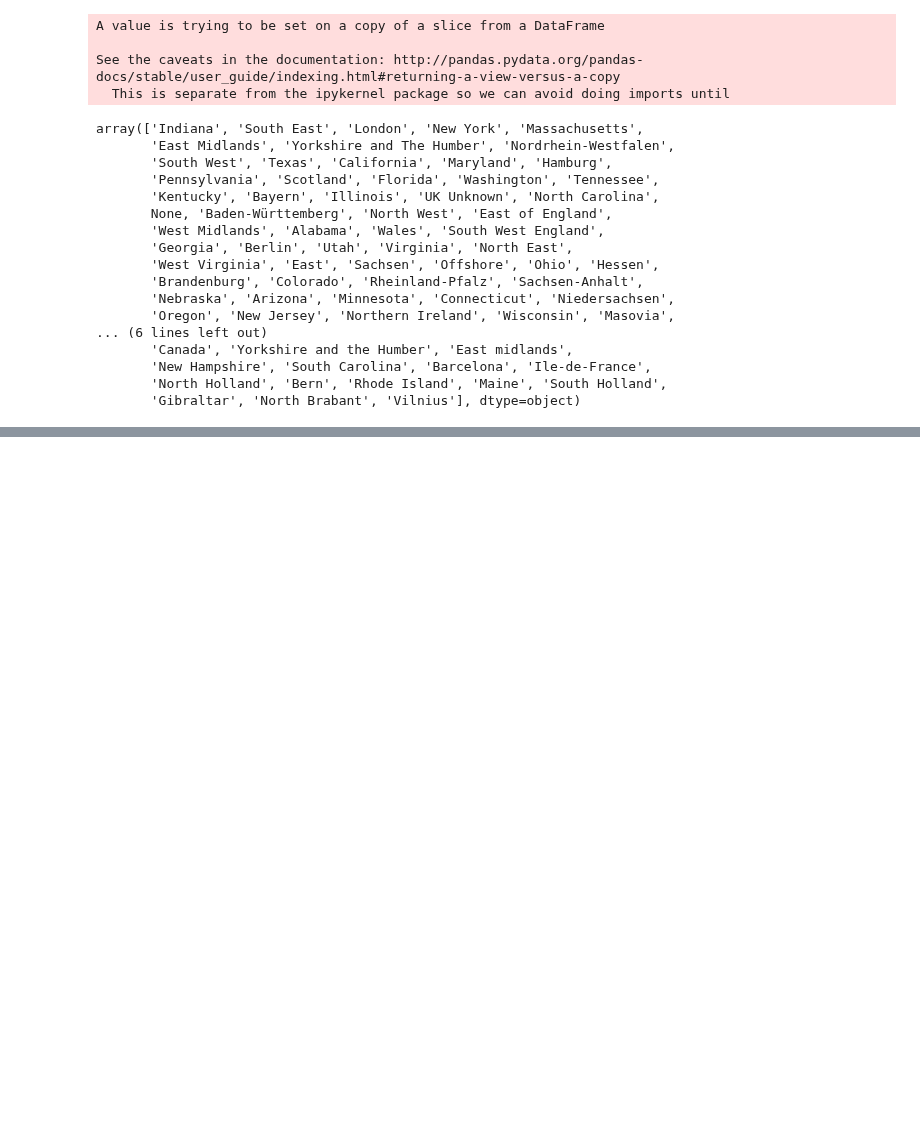
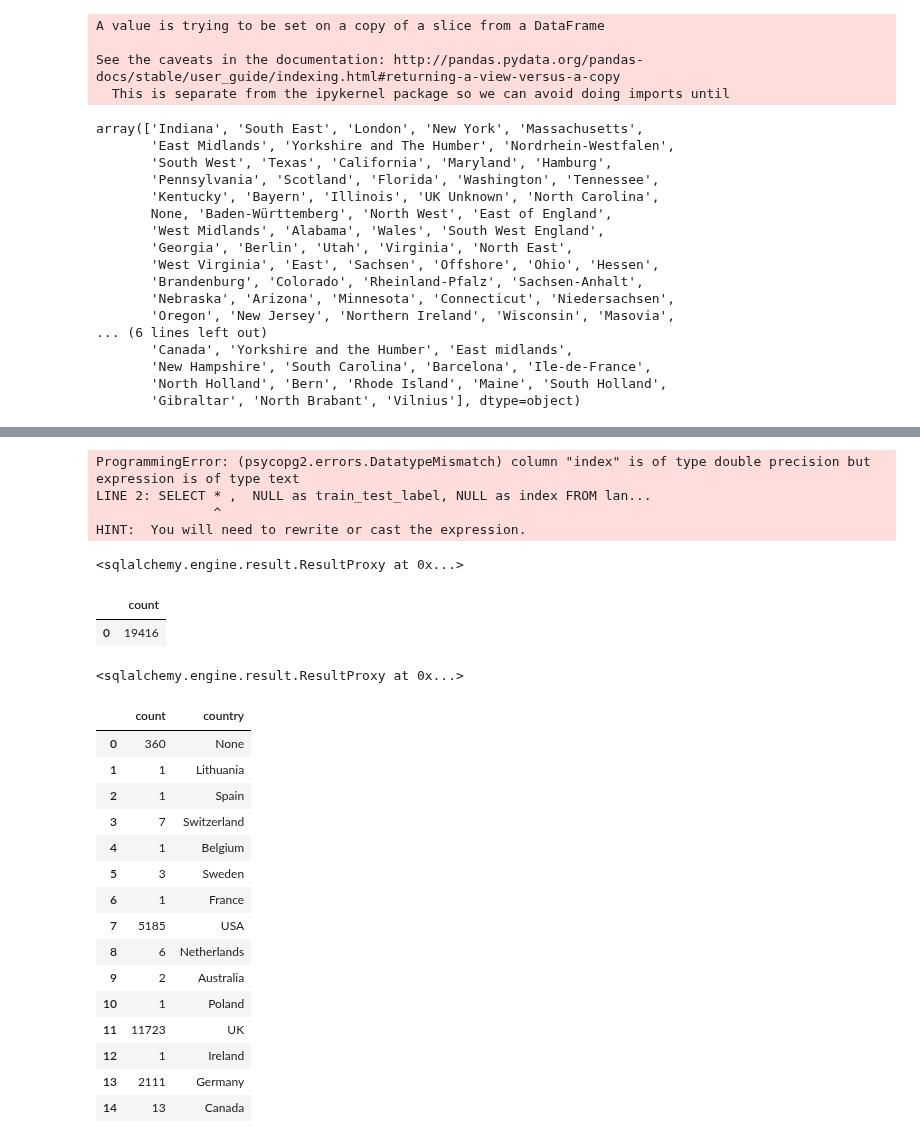
Before and after one commit to jamobe/DataScienceJobs, a Jupyter notebook: SQL/DatabaseAdditionsWorkflow.ipynb, the cells around one changed output, grey strips where cells are left out. Saved outputs shown, nothing was run; the diff lists cells and outputs as text; code cells hidden in the pictures; blank space fills up the shorter version.

```diff
--- a/SQL/DatabaseAdditionsWorkflow.ipynb
+++ b/SQL/DatabaseAdditionsWorkflow.ipynb
@@ -259,0 +257,43 @@ NameError: name '_execute_insert' is not defined
+# %%
+engine.execute(''' INSERT INTO all_data
+SELECT * ,  NULL as train_test_label, NULL as index FROM landing ''')
+# %% [output]
+ProgrammingError: (psycopg2.errors.DatatypeMismatch) column "index" is of type double precision but expression is of type text
+LINE 2: SELECT * ,  NULL as train_test_label, NULL as index FROM lan...
+               ^
+HINT:  You will need to rewrite or cast the expression.
+# %%
+engine.execute('''
+    INSERT INTO all_data (job_title, ref_code, company,description, salary,salary_low,salary_high,currency,salary_average,salary_low_euros,salary_high_euros,salary_average_euros,salary_type,location,jobtype,posted_date,extraction_date,country,region,url)
+    SELECT job_title, ref_code, company,description, salary,salary_low,salary_high,currency,salary_average,salary_low_euros,salary_high_euros,salary_average_euros,salary_type,location,jobtype,posted_date,extraction_date,country,region,url FROM landing
+''')
+# %% [output]
+<sqlalchemy.engine.result.ResultProxy at 0x...>
+# %%
+pd.read_sql("SELECT count(*) FROM all_data", engine)
+# %% [output]
+|  | count |
+| 0 | 19416 |
+# %%
+engine.execute('''UPDATE all_data SET country = 'UK' WHERE country = 'United Kingdom' ''')
+# %% [output]
+<sqlalchemy.engine.result.ResultProxy at 0x...>
+# %%
+pd.read_sql('SELECT count(*), country FROM all_data GROUP BY country', engine)
+# %% [output]
+|  | count | country |
+| 0 | 360 | None |
+| 1 | 1 | Lithuania |
+| 2 | 1 | Spain |
+| 3 | 7 | Switzerland |
+| 4 | 1 | Belgium |
+| 5 | 3 | Sweden |
+| 6 | 1 | France |
+| 7 | 5185 | USA |
+| 8 | 6 | Netherlands |
+| 9 | 2 | Australia |
+| 10 | 1 | Poland |
+| 11 | 11723 | UK |
+| 12 | 1 | Ireland |
+| 13 | 2111 | Germany |
+| 14 | 13 | Canada |
```
Also changed, not shown: parts of 2 cells of this notebook, 7 other files.
